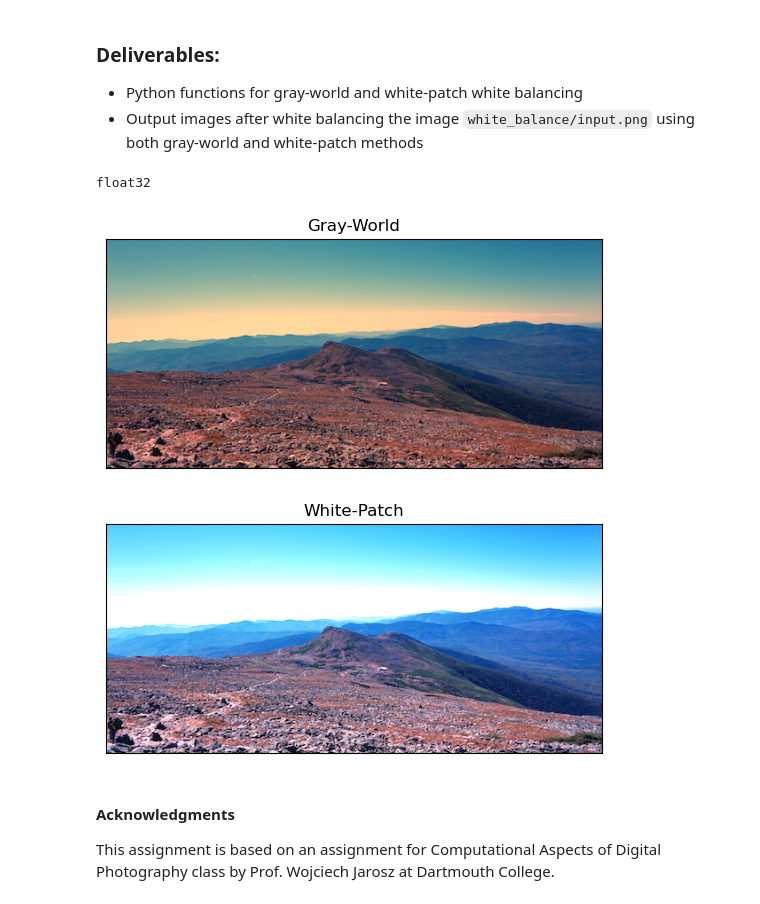
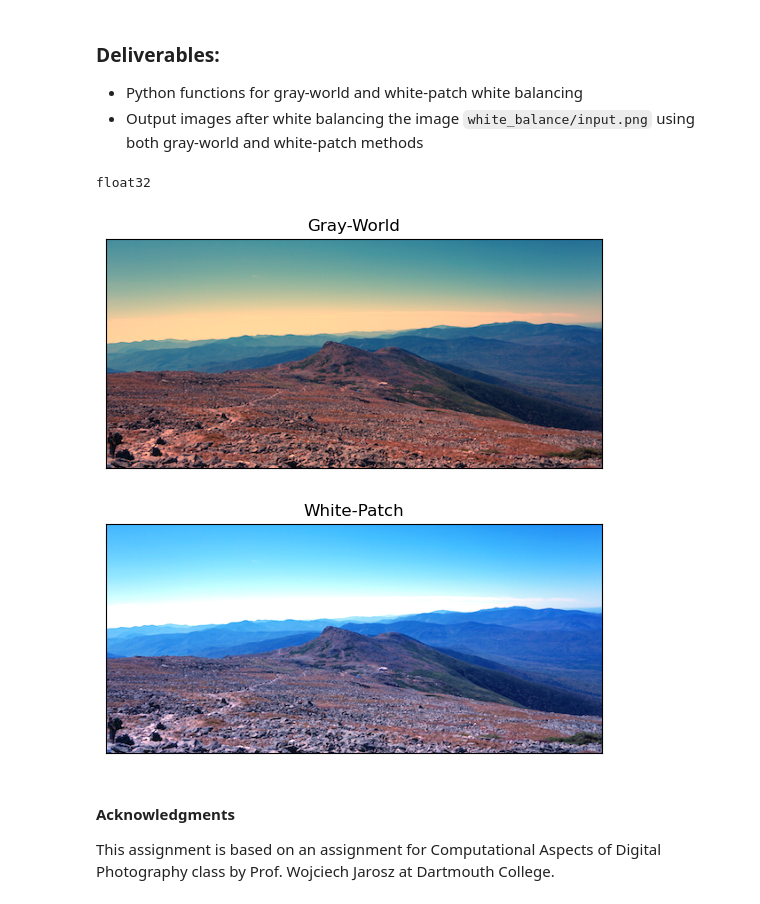
Before and after one commit to Gavinlee-1/Assignment-2, a Jupyter notebook: assignment2.ipynb, the cells around one changed output. Cells and saved outputs as stored; diff of their text form; code cells hidden in the pictures.

```diff
--- a/assignment2.ipynb
+++ b/assignment2.ipynb
@@ -290,7 +290,7 @@ def white_patch(input_img):
     x = 300
     y = 100
 
-    half_size = 20
+    half_size = 10
 
     #Extract patch from image and convert values
     patch = input_img[y - half_size: y + half_size+1, x - half_size:x + half_size +1, :].astype(float)
@@ -307,34 +307,34 @@ def white_patch(input_img):
     img = input_img.astype(float)
 
     wb_img = img.copy()
     wb_img[:,:,0] *= r_scale
     wb_img[:,:,1] *= g_scale
     wb_img[:,:,2] *= b_scale
 
     wb_img = np.clip(wb_img, 0, 1)
 
     return wb_img
 
 gray_world_output = gray_world(input_img)
 white_patch_output = white_patch(input_img)
 
 fig1 = plt.figure()
 plt.imshow(gray_world_output)
 plt.xticks(ticks=[])
 plt.yticks(ticks=[])
 plt.title('Gray-World')
 plt.show()
 
 fig2 = plt.figure()
 plt.imshow(white_patch_output)
 plt.xticks(ticks=[])
 plt.yticks(ticks=[])
 plt.title('White-Patch')
 plt.show()
 # %% [output]
 float32
 [figure]
-[figure, old version]
+[figure, new version]
 # %% [markdown]
 #### Acknowledgments
 This assignment is based on an assignment for Computational Aspects of Digital Photography class by Prof. Wojciech Jarosz at Dartmouth College.
```
